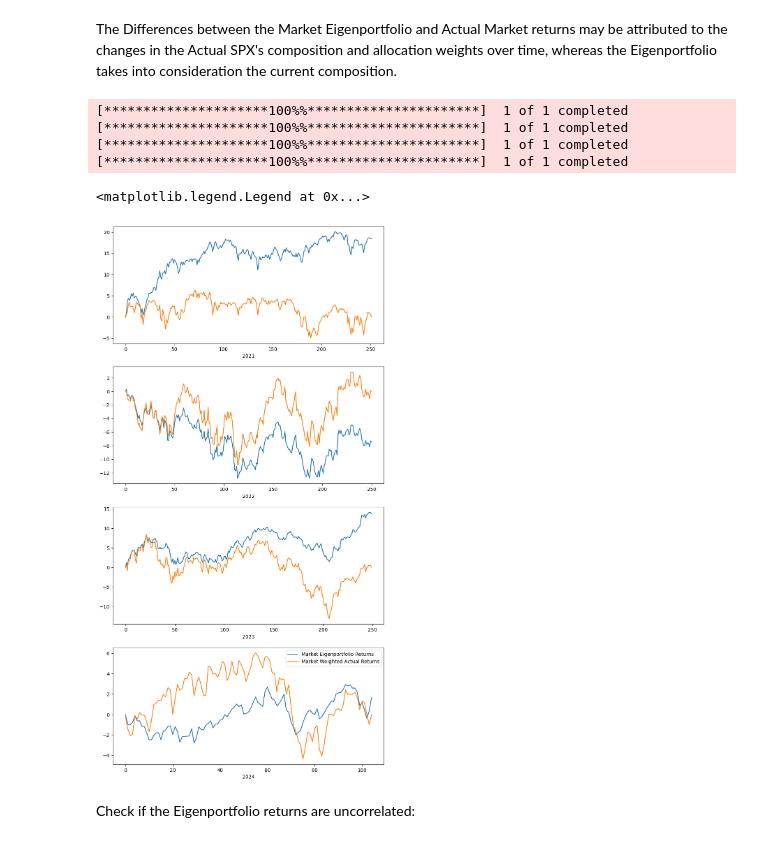
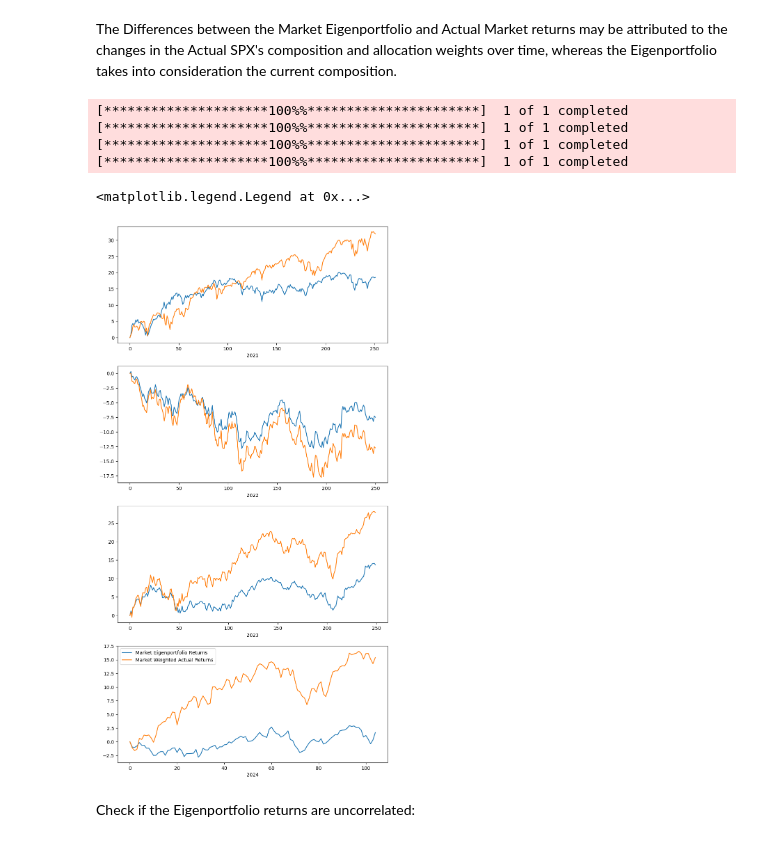
Before and after one commit to andygarcia830/msdspt2025b_dmw_lab2_lt5, a Jupyter notebook: Lab2A-LT5.ipynb, the cells around one changed output. Cells and saved outputs as stored; diff of their text form; code cells hidden in the pictures.

```diff
--- a/Lab2A-LT5.ipynb
+++ b/Lab2A-LT5.ipynb
@@ -57,5 +57,5 @@ Download the historical price data (Adj Close) and construct the design matrix
 # %%
-year = 2019
+year = 2000
 filename = f'spx_{year}_adj_close.csv'
 startdate = datetime.datetime(year,1,1)
 df_spx = l2af.load_data(tickers, startdate, filename, force=False)
@@ -217,29 +217,29 @@ The Differences between the Market Eigenportfolio and Actual Market returns may
 # %%
 #Check fof 2020-2024
 start = 2020
 fig, ax = plt.subplots(4, figsize=(10,20))
 for i in range(4):
     start += 1
     filename = f'spx_{start}_adj_close.csv'
     startdate = datetime.datetime(start,1,1)
-    df_spx = l2af.load_data(tickers, startdate, filename, force=False)
+    df_spx = l2af.load_data(tickers, startdate, filename, days=365, force=False)
     df_spx = l2af.clean_data(df_spx)
     R, Y = l2af.calculate_returns(df_spx)
     filename_corr = f'correlation_matrix_{start}.csv'
     p = l2af.consrtuct_correlation_matrix(Y, filename_corr, force=False)
     w_prime, variance_explained, l = l2af.calculate_pca(p)
     F = l2af.calculate_eigen_returns(w_prime, R)
-    R_market = l2af.get_market_returns(startdate)
+    R_market = l2af.get_market_returns(startdate, days=365, )
     l2af.plot_returns(start, F, R_market, ax[i])
     # plot_eigen_returns(F, ax[i][1])
 plt.legend()
 # %% [output]
 [*********************100%%**********************]  1 of 1 completed
 [*********************100%%**********************]  1 of 1 completed
 [*********************100%%**********************]  1 of 1 completed
 [*********************100%%**********************]  1 of 1 completed
 <matplotlib.legend.Legend at 0x...>
-[figure, old version]
+[figure, new version]
 # %% [markdown]
 Check if the Eigenportfolio returns are uncorrelated:
 # %% [markdown]
```
Also changed, not shown: parts of 12 cells of this notebook.
